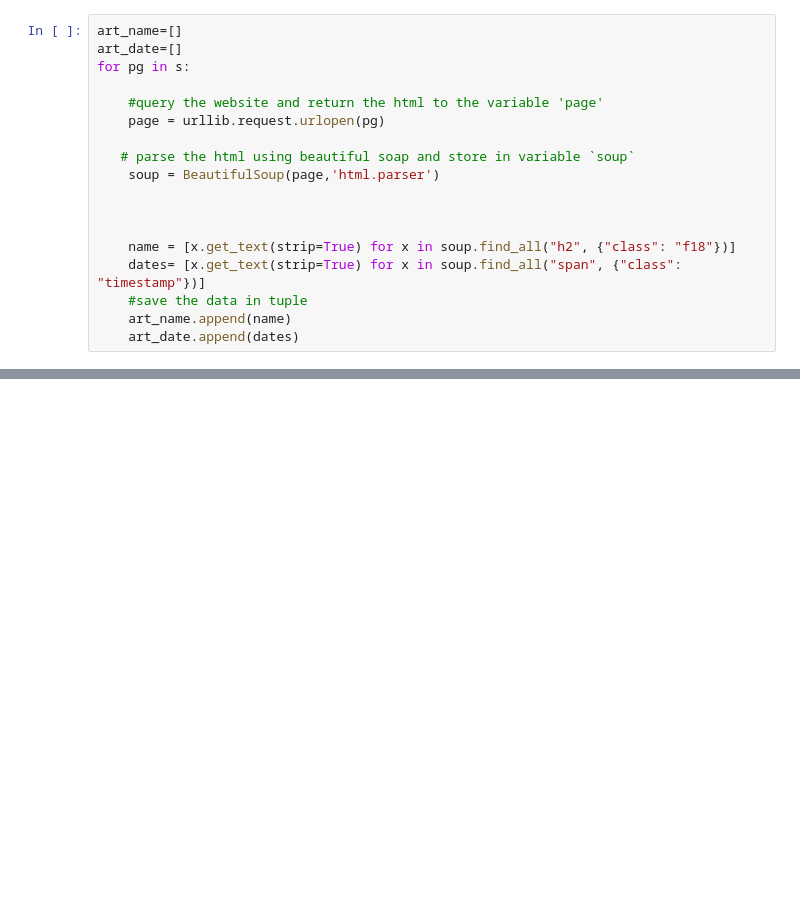
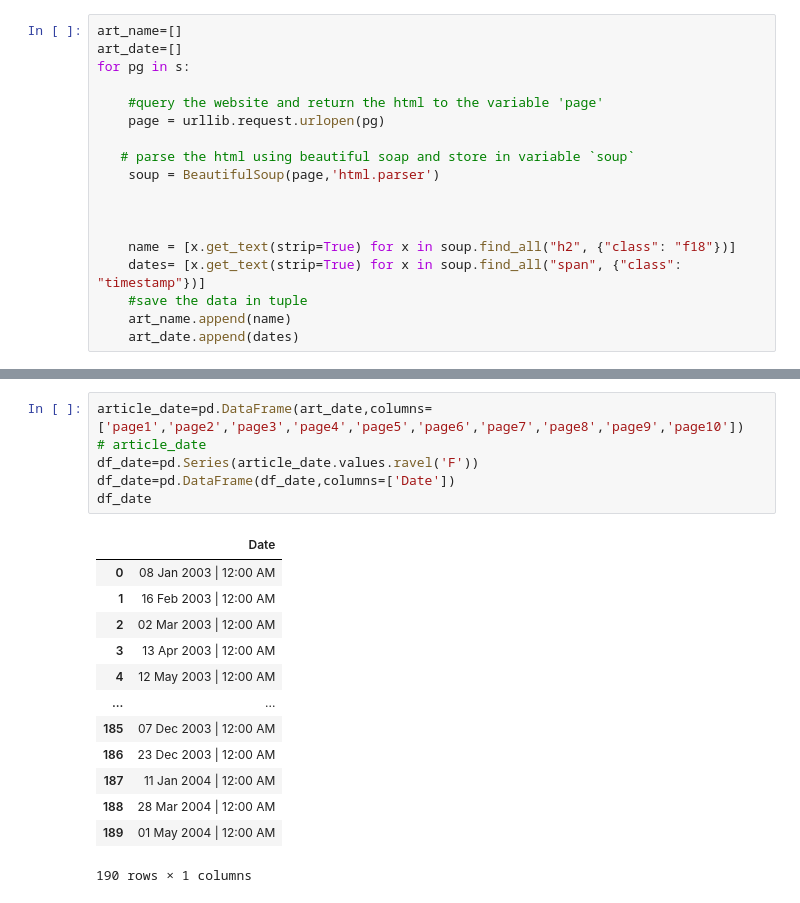
Before and after one commit to sasikala07/DataScience-Portfolio, a Jupyter notebook: Python_Data_Scraping/Article_scraping.ipynb, the cells around one changed output, grey strips where cells are left out. Saved outputs shown, nothing was run; the diff lists cells and outputs as text; blank space fills up the shorter version.

```diff
--- a/Python_Data_Scraping/Article_scraping.ipynb
+++ b/Python_Data_Scraping/Article_scraping.ipynb
@@ -171,3 +140,23 @@ article_Date
+# %%
+article_date=pd.DataFrame(art_date,columns=['page1','page2','page3','page4','page5','page6','page7','page8','page9','page10'])
+# article_date
+df_date=pd.Series(article_date.values.ravel('F'))
+df_date=pd.DataFrame(df_date,columns=['Date'])
+df_date
+# %% [output]
+|  | Date |
+| 0 | 08 Jan 2003 | 12:00 AM |
+| 1 | 16 Feb 2003 | 12:00 AM |
+| 2 | 02 Mar 2003 | 12:00 AM |
+| 3 | 13 Apr 2003 | 12:00 AM |
+| 4 | 12 May 2003 | 12:00 AM |
+| ... | ... |
+| 185 | 07 Dec 2003 | 12:00 AM |
+| 186 | 23 Dec 2003 | 12:00 AM |
+| 187 | 11 Jan 2004 | 12:00 AM |
+| 188 | 28 Mar 2004 | 12:00 AM |
+| 189 | 01 May 2004 | 12:00 AM |
+190 rows × 1 columns
 # %%
 ## analysis first page articles
 
```
Also changed, not shown: parts of 9 cells of this notebook.
